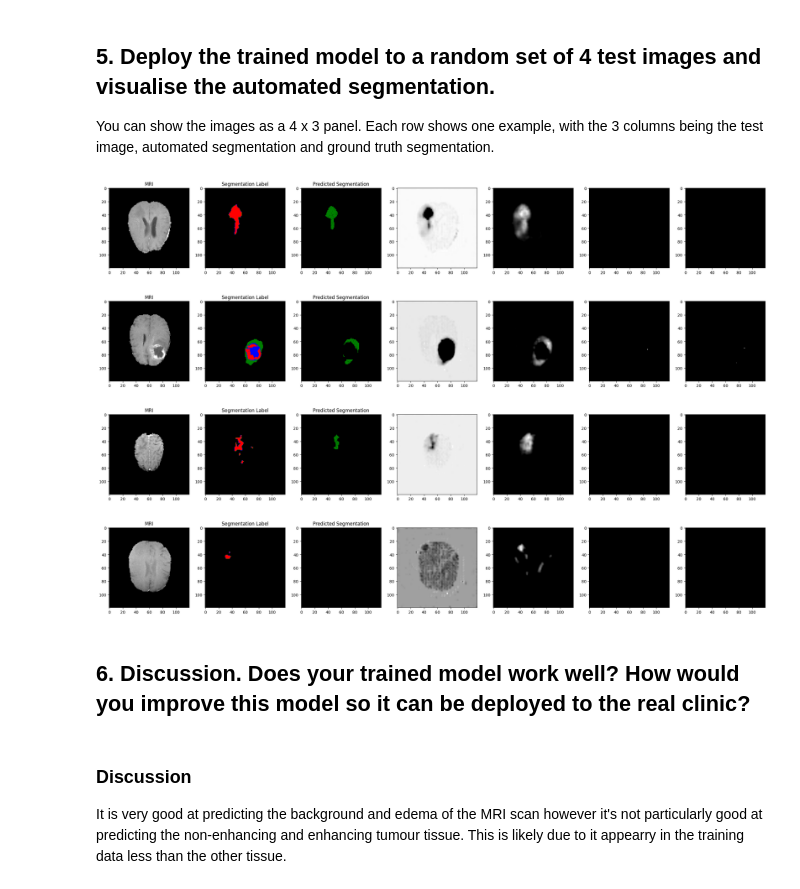
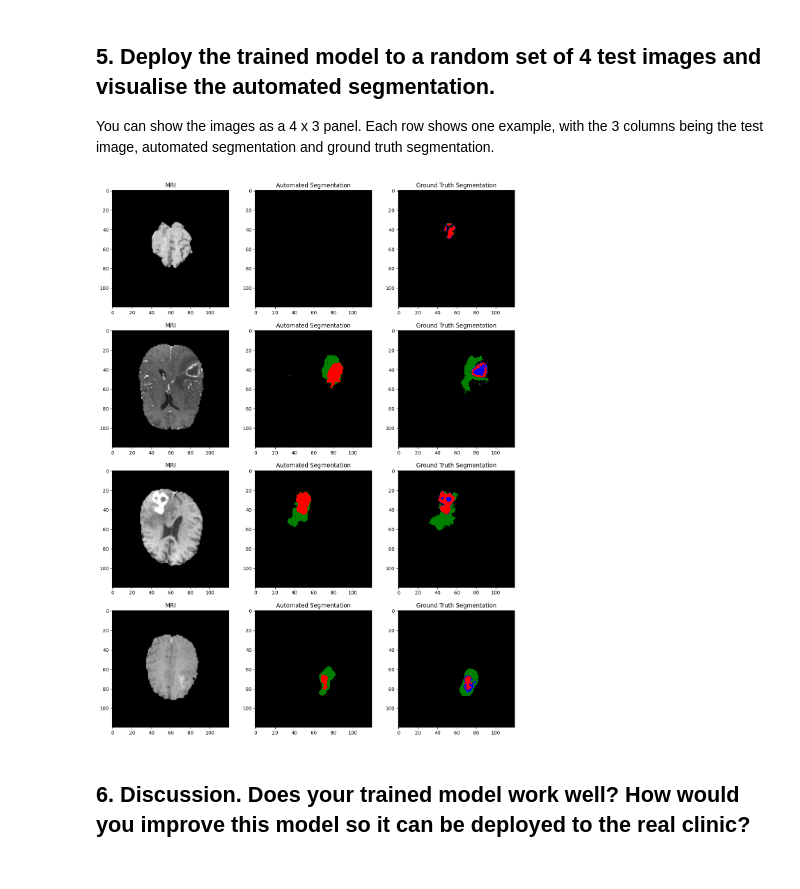
Before and after one commit to torpeyl/Computer_Vision_2024, a Jupyter notebook: coursework_02/coursework_02.ipynb, the cells around one changed output. Saved outputs shown, nothing was run; the diff lists cells and outputs as text; code cells hidden in the pictures.

```diff
--- a/coursework_02/coursework_02.ipynb
+++ b/coursework_02/coursework_02.ipynb
@@ -366,13 +343,11 @@ for it in range(1, 1 + num_iter):
     images, labels = torch.from_numpy(images), torch.from_numpy(labels)
     images, labels = images.to(device, dtype=torch.float32), labels.to(device, dtype=torch.long)
     logits = model(images)
-    print(logits.size())
-    print(labels.size())
+
     # Perform optimisation and print out the training loss
     ### Insert your code ###
 
     loss = criterion(logits, labels)
-    print(f"Iteration: {it}/{num_iter}, Train Loss: {str(loss.item())}")
     optimizer.zero_grad()
     loss.backward()
     optimizer.step()
@@ -380,13 +355,14 @@ for it in range(1, 1 + num_iter):
     ### End of your code ###
 
     # Evaluate
-    if it % 100 == 0:
+    if it % 1000 == 0:
         model.eval()
         # Disabling gradient calculation during reference to reduce memory consumption
         with torch.no_grad():
             # Evaluate on a batch of test images and print out the test loss
             ### Insert your code ###
 
+            print(f"Iteration: {it}/{num_iter}, Train Loss: {str(loss.item())}")
             images, labels = test_set.get_random_batch(eval_batch_size)
             images, labels = torch.from_numpy(images), torch.from_numpy(labels)
             images, labels = images.to(device, dtype=torch.float32), labels.to(device, dtype=torch.long)
@@ -437,58 +412,40 @@ def softmax(logits):
 PATH = 'saved_models/model_10000.pt'
 batch_size = 4
 
 device = torch.device("cuda")
 model = UNet(input_channel=1, output_channel=num_class, num_filter=16)
 model.load_state_dict(torch.load(PATH))
 model.to(device)
 
 model.eval()
 
 with torch.no_grad():
     images, labels = test_set.get_random_batch(batch_size)
     images, labels = torch.from_numpy(images), torch.from_numpy(labels)
     images, labels = images.to(device, dtype=torch.float32), labels.to(device, dtype=torch.long)
     logits = model(images)
 
 
-fig = plt.figure(figsize=(30, 20))
+fig = plt.figure(figsize=(15, 20))
 
 for i in range(batch_size):
-    fig.add_subplot(4, 7, (i*7)+1)
+    fig.add_subplot(4, 3, (i*3)+1)
     plt.imshow(images[i][0].cpu(), cmap='gray')
     plt.title("MRI")
 
-    fig.add_subplot(4, 7, (i*7)+2)
-    plt.imshow(labels[i].cpu(), cmap=colors.ListedColormap(['black', 'green', 'blue', 'red']))
-    plt.title("Segmentation Label")
-
-    fig.add_subplot(4, 7, (i*7)+3)
-
+    fig.add_subplot(4, 3, (i*3)+2)
     logit_image = softmax(np.array(logits[i].cpu()))
-
     cmap = colors.ListedColormap(['black', 'green', 'blue', 'red'])
     norm = colors.BoundaryNorm([0, 1, 2, 3], cmap.N)
     plt.imshow(logit_image, cmap=cmap, norm=norm)
-    plt.title("Predicted Segmentation")
+    plt.title("Automated Segmentation")
 
-    fig.add_subplot(4, 7, (i*7)+4)
-    plt.imshow(logits[i][0].cpu(), cmap='gray')
-
-    fig.add_subplot(4, 7, (i*7)+5)
-    plt.imshow(logits[i][1].cpu(), cmap='gray')
-
-    fig.add_subplot(4, 7, (i*7)+6)
-    plt.imshow(logits[i][2].cpu(), cmap='gray')
-
-    fig.add_subplot(4, 7, (i*7)+7)
-    plt.imshow(logits[i][3].cpu(), cmap='gray')
+    fig.add_subplot(4, 3, (i*3)+3)
+    plt.imshow(labels[i].cpu(), cmap=colors.ListedColormap(['black', 'green', 'blue', 'red']))
+    plt.title("Ground Truth Segmentation")
 
 ### End of your code ###
 # %% [output]
-[figure, old version]
+[figure, new version]
 # %% [markdown]
 ## 6. Discussion. Does your trained model work well? How would you improve this model so it can be deployed to the real clinic?
-# %% [markdown]
-### Discussion
-
-It is very good at predicting the background and edema of the MRI scan however it's not particularly good at predicting the non-enhancing and enhancing tumour tissue. This is likely due to it appearry in the training data less than the other tissue.
```
Also changed, not shown: parts of 4 cells of this notebook.
